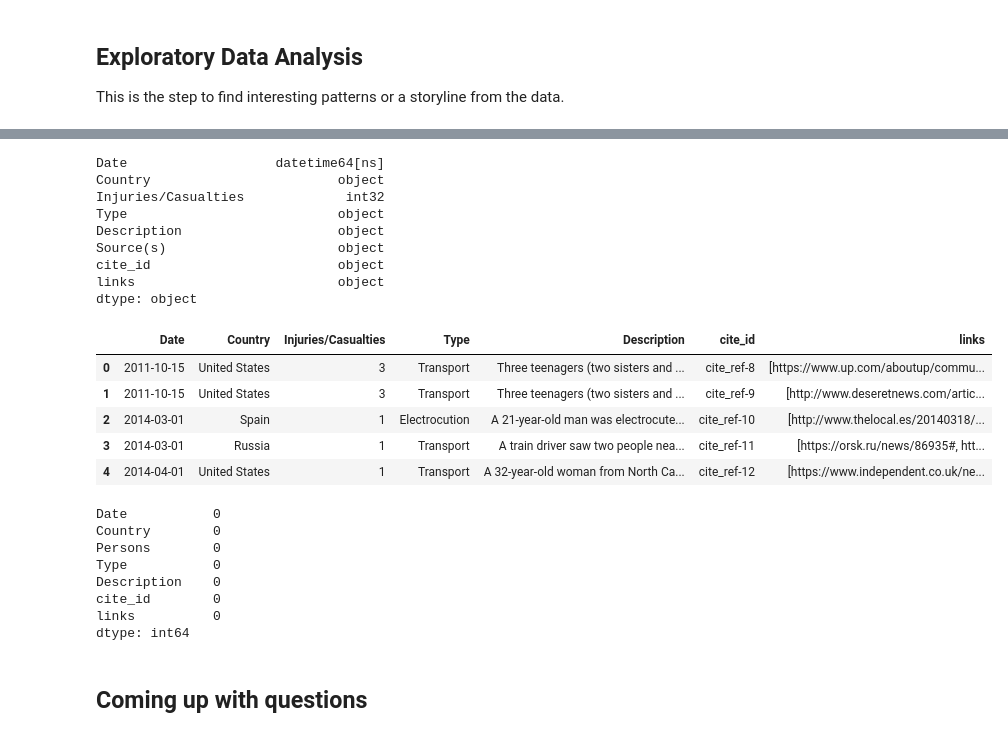
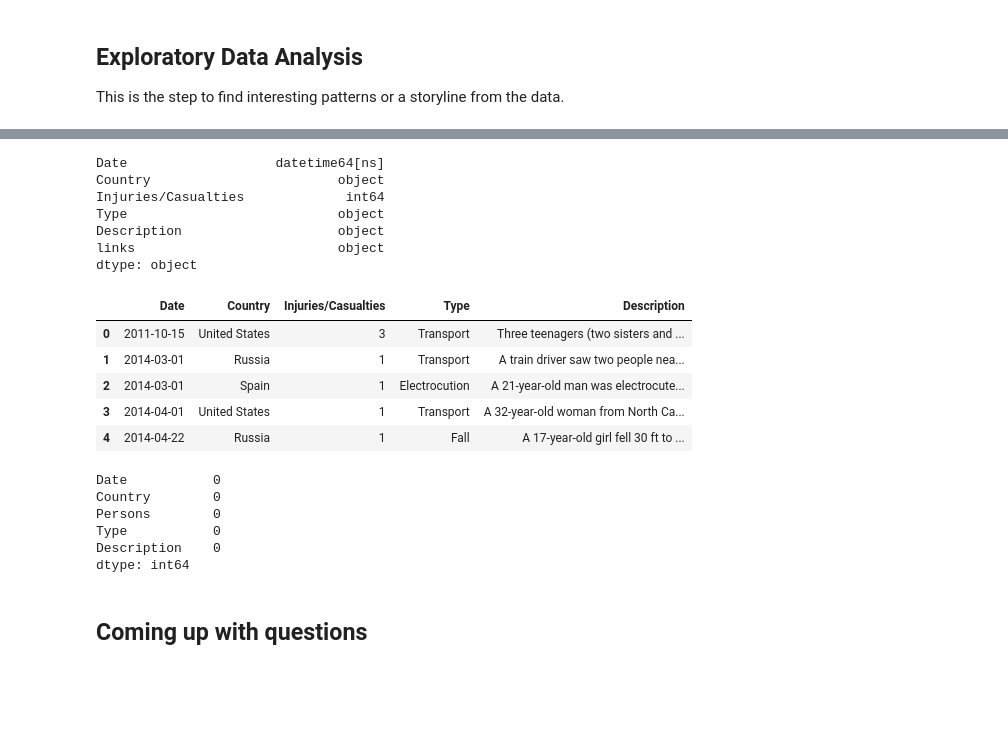
Before and after one commit to ichinichichi/Project-4, a Jupyter notebook: Project 4 -Selfie Deaths.ipynb, the cells around one changed output, grey strips where cells are left out. Cells and saved outputs as stored; diff of their text form; code cells hidden in the pictures; blank space fills up the shorter version.

```diff
--- a/Project 4 -Selfie Deaths.ipynb
+++ b/Project 4 -Selfie Deaths.ipynb
@@ -200,5 +177,0 @@ sp_df= sp_df.explode('Source(s)')
-# %%
-# merge the corresponding links
-
-sp_df= pd.merge(left=sp_df, right=linklist, left_on='Source(s)', right_on='cite_id')
-sp_df.head(5)
@@ -211,0 +200,11 @@ sp_df.head(5)
+# %%
+# merge the corresponding links
+
+sp_df= pd.merge(left=sp_df, right=linklist, left_on='Source(s)', right_on='cite_id', how='left')
+# %%
+sp_df= sp_df.explode('links')
+# %%
+# go to the links find every item there and join the list and drop the items without links, articles withouth links
+sp_df = (sp_df.groupby(['Date', 'Country', 'Injuries/Casualties', 'Type', 'Description'])\
+    .agg({'links': lambda x: ",".join(x.dropna())})
+    .reset_index())
@@ -247,24 +255,22 @@ df.dtypes
 # %% [output]
 Date                   datetime64[ns]
 Country                        object
-Injuries/Casualties             int32
+Injuries/Casualties             int64
 Type                           object
 Description                    object
-Source(s)                      object
-cite_id                        object
 links                          object
 dtype: object
 # %%
 # Dropping irrelevant columns: for now we will drop the source column
-df = df.drop('Source(s)',axis=1)
+df = df.drop('links',axis=1)
 df.head(5)
 # %% [output]
-|  | Date | Country | Injuries/Casualties | Type | Description | cite_id | links |
-| 0 | 2011-10-15 | United States | 3 | Transport | Three teenagers (two sisters and ... | cite_ref-8 | [https://www.up.com/aboutup/commu... |
-| 1 | 2011-10-15 | United States | 3 | Transport | Three teenagers (two sisters and ... | cite_ref-9 | [http://www.deseretnews.com/artic... |
-| 2 | 2014-03-01 | Spain | 1 | Electrocution | A 21-year-old man was electrocute... | cite_ref-10 | [http://www.thelocal.es/20140318/... |
-| 3 | 2014-03-01 | Russia | 1 | Transport | A train driver saw two people nea... | cite_ref-11 | [https://orsk.ru/news/86935#, htt... |
-| 4 | 2014-04-01 | United States | 1 | Transport | A 32-year-old woman from North Ca... | cite_ref-12 | [https://www.independent.co.uk/ne... |
+|  | Date | Country | Injuries/Casualties | Type | Description |
+| 0 | 2011-10-15 | United States | 3 | Transport | Three teenagers (two sisters and ... |
+| 1 | 2014-03-01 | Russia | 1 | Transport | A train driver saw two people nea... |
+| 2 | 2014-03-01 | Spain | 1 | Electrocution | A 21-year-old man was electrocute... |
+| 3 | 2014-04-01 | United States | 1 | Transport | A 32-year-old woman from North Ca... |
+| 4 | 2014-04-22 | Russia | 1 | Fall | A 17-year-old girl fell 30 ft to ... |
 # %%
 # Rename columns for easier typing
 
@@ -278,8 +284,6 @@ Country        0
 Persons        0
 Type           0
 Description    0
-cite_id        0
-links          0
 dtype: int64
 # %% [markdown]
 ## Coming up with questions
```
Also changed, not shown: parts of 26 cells of this notebook, 4 other files.
